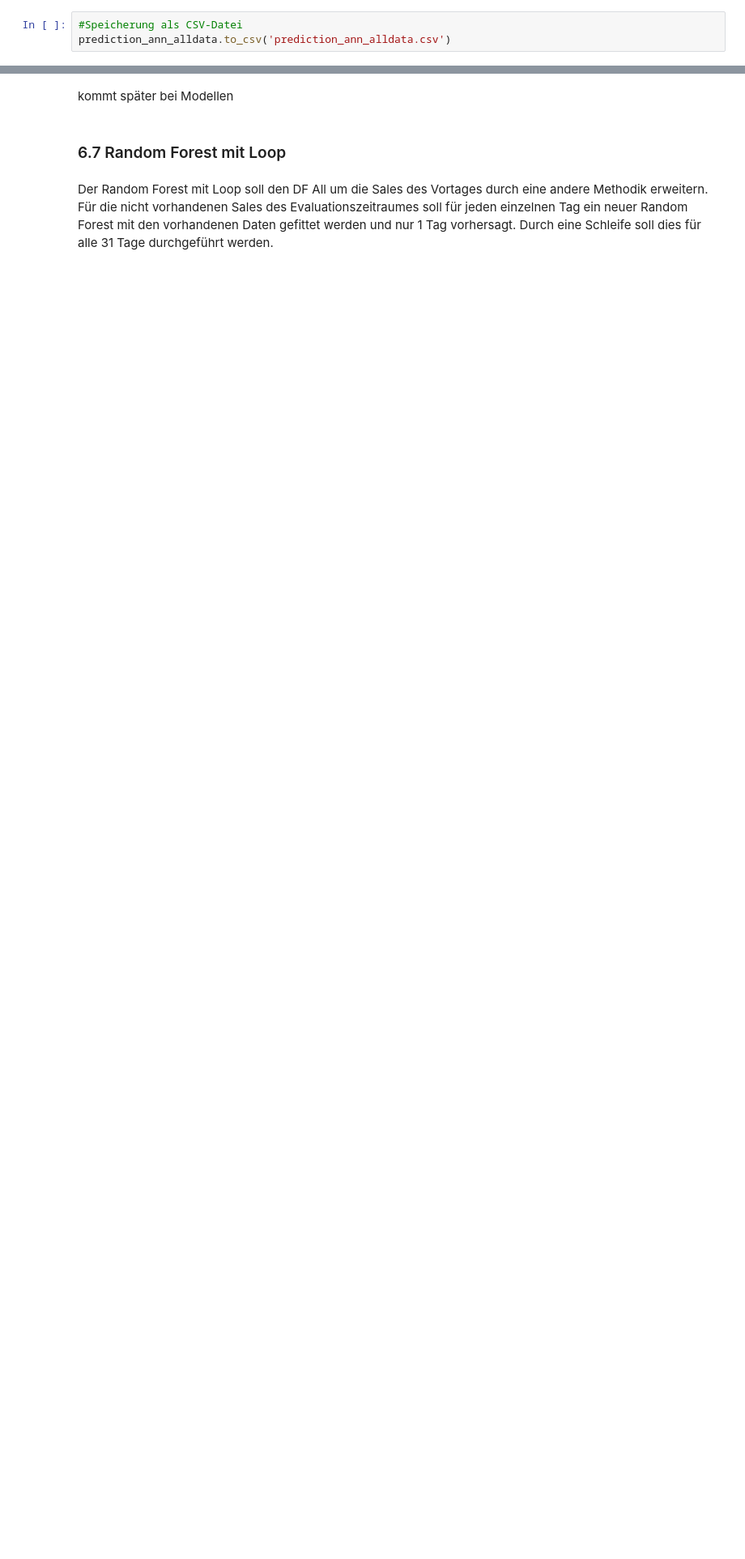
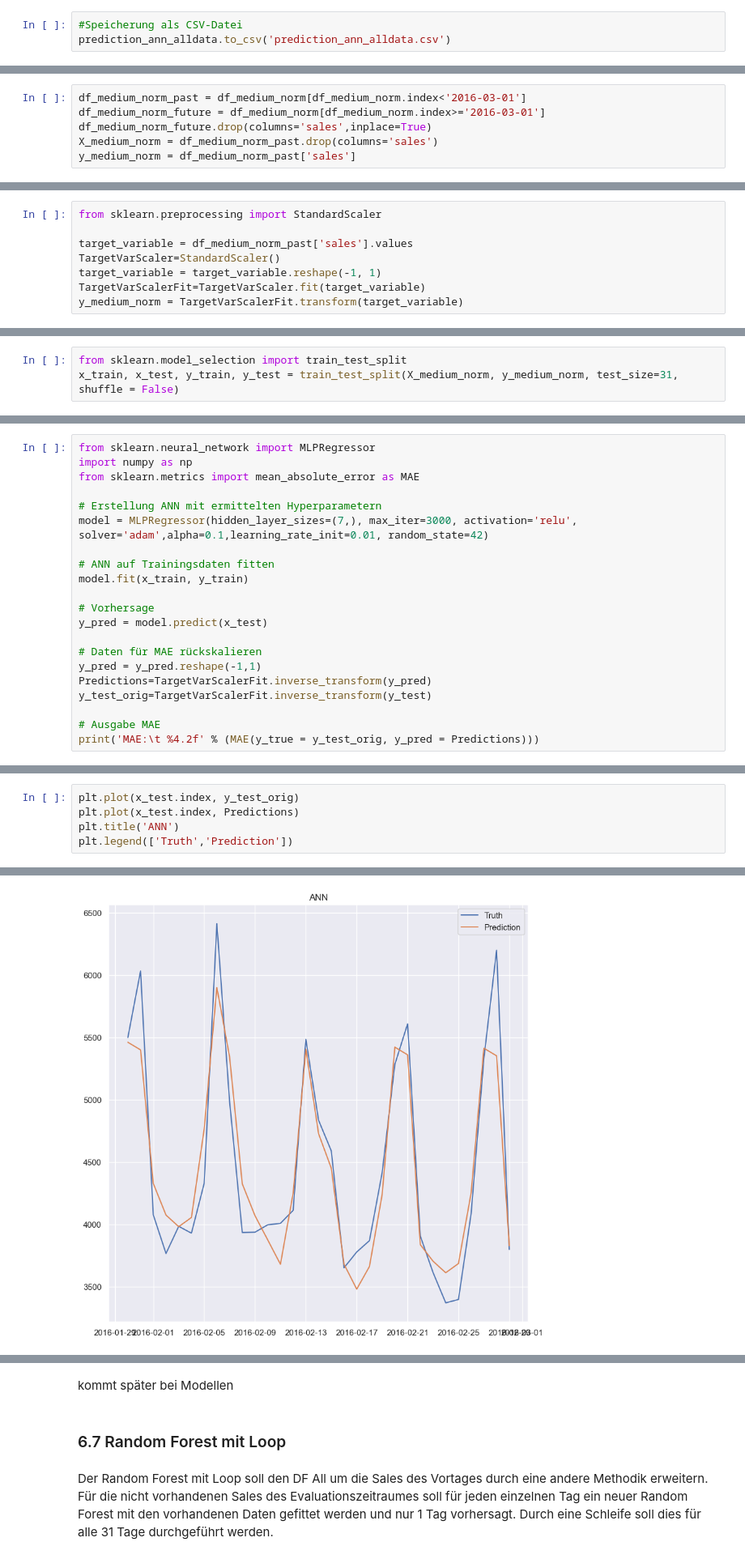
Before and after one commit to EdwinUe/BAB_WS22-23, a Jupyter notebook: Code/Forecast_Gruppe 6.ipynb, the cells around one changed output, grey strips where cells are left out. Shown at 81% size. Cells and saved outputs as stored; diff of their text form; blank space fills up the shorter version.

Commit message:
ANN Hyper

```diff
--- a/Code/Forecast_Gruppe 6.ipynb
+++ b/Code/Forecast_Gruppe 6.ipynb
@@ -2673,0 +2737,6 @@ prediction_ann_alldata.to_csv('prediction_ann_alldata.csv')
+# %%
+df_medium_norm_past = df_medium_norm[df_medium_norm.index<'2016-03-01']
+df_medium_norm_future = df_medium_norm[df_medium_norm.index>='2016-03-01']
+df_medium_norm_future.drop(columns='sales',inplace=True)
+X_medium_norm = df_medium_norm_past.drop(columns='sales')
+y_medium_norm = df_medium_norm_past['sales']
@@ -2673,0 +2752,8 @@ prediction_ann_alldata.to_csv('prediction_ann_alldata.csv')
+# %%
+from sklearn.preprocessing import StandardScaler
+
+target_variable = df_medium_norm_past['sales'].values
+TargetVarScaler=StandardScaler()
+target_variable = target_variable.reshape(-1, 1)
+TargetVarScalerFit=TargetVarScaler.fit(target_variable)
+y_medium_norm = TargetVarScalerFit.transform(target_variable)
@@ -2673,0 +2770,3 @@ prediction_ann_alldata.to_csv('prediction_ann_alldata.csv')
+# %%
+from sklearn.model_selection import train_test_split
+x_train, x_test, y_train, y_test = train_test_split(X_medium_norm, y_medium_norm, test_size=31, shuffle = False)
@@ -2673,0 +2806,21 @@ prediction_ann_alldata.to_csv('prediction_ann_alldata.csv')
+# %%
+from sklearn.neural_network import MLPRegressor
+import numpy as np
+from sklearn.metrics import mean_absolute_error as MAE
+
+# Erstellung ANN mit ermittelten Hyperparametern
+model = MLPRegressor(hidden_layer_sizes=(7,), max_iter=3000, activation='relu', solver='adam',alpha=0.1,learning_rate_init=0.01, random_state=42)
+
+# ANN auf Trainingsdaten fitten
+model.fit(x_train, y_train)
+
+# Vorhersage
+y_pred = model.predict(x_test)
+
+# Daten für MAE rückskalieren
+y_pred = y_pred.reshape(-1,1)
+Predictions=TargetVarScalerFit.inverse_transform(y_pred)
+y_test_orig=TargetVarScalerFit.inverse_transform(y_test)
+
+# Ausgabe MAE
+print('MAE:\t %4.2f' % (MAE(y_true = y_test_orig, y_pred = Predictions)))
@@ -2673,0 +2829,6 @@ prediction_ann_alldata.to_csv('prediction_ann_alldata.csv')
+# %%
+plt.plot(x_test.index, y_test_orig)
+plt.plot(x_test.index, Predictions)
+plt.title('ANN')
+plt.legend(['Truth','Prediction'])
+# %% [output]
@@ -2673,0 +2836 @@ prediction_ann_alldata.to_csv('prediction_ann_alldata.csv')
+[figure, added]
```
Also changed, not shown: parts of 15 cells of this notebook.
